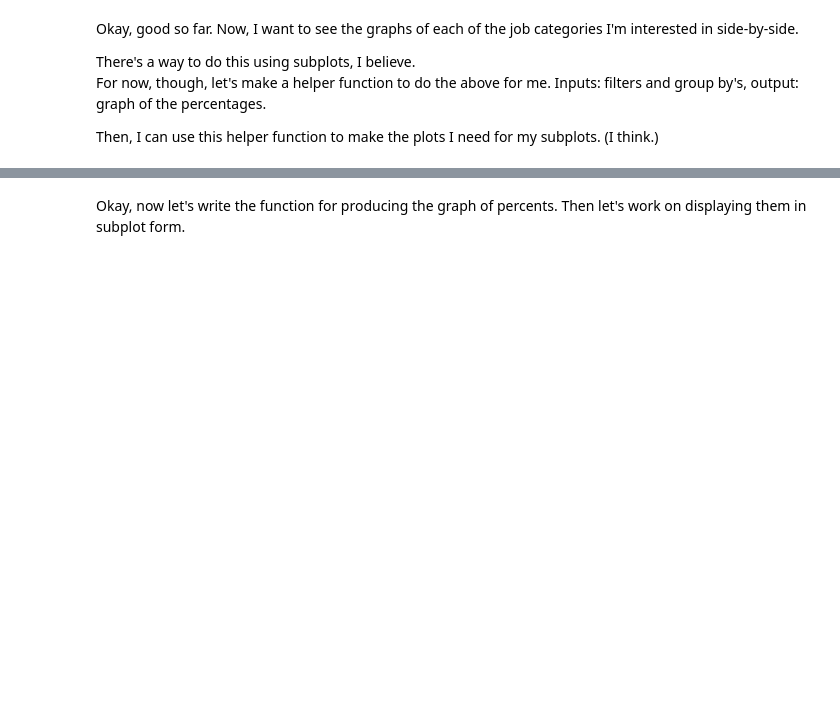
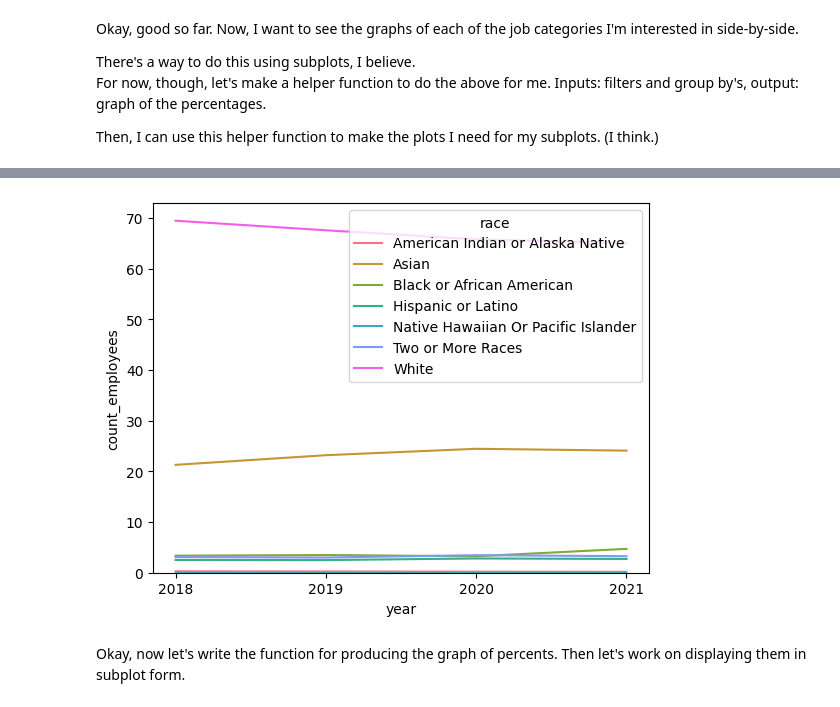
Before and after one commit to theLP100/dataVisualizations, a Jupyter notebook: Visualizations.ipynb, the cells around one changed output, grey strips where cells are left out. Saved outputs shown, nothing was run; the diff lists cells and outputs as text; code cells hidden in the pictures; blank space fills up the shorter version.

```diff
--- a/Visualizations.ipynb
+++ b/Visualizations.ipynb
@@ -115,3 +117,7 @@ graph_totals('Alphabet', ['Professionals'], EEO1_data)
+# %%
+graph_totals('Alphabet', ['Exec/Sr. Officials & Mgrs'], EEO1_data, sortBy2 = 'race', percent = True)
+# %% [output]
+[figure, added]
 # %% [markdown]
 Okay, now let's write the function for producing the graph of percents.
 Then let's work on displaying them in subplot form.
```
Also changed, not shown: parts of 4 cells of this notebook.
